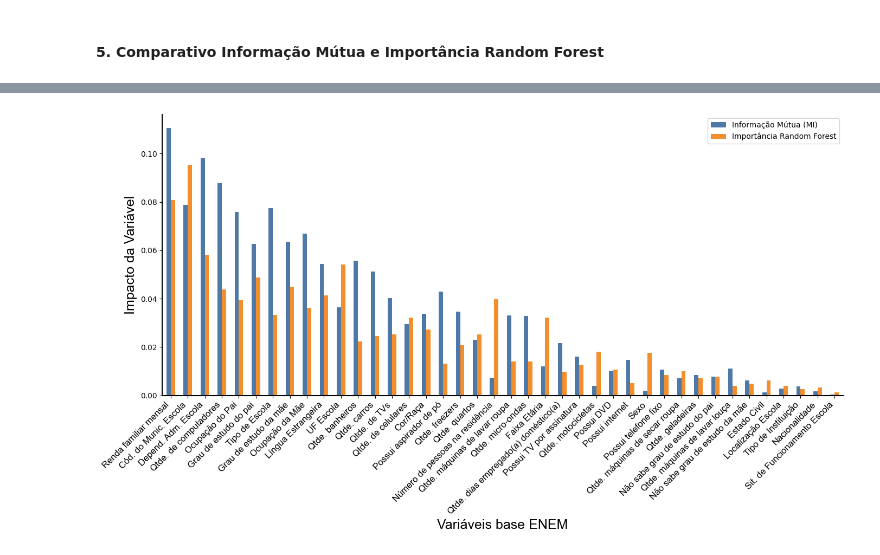
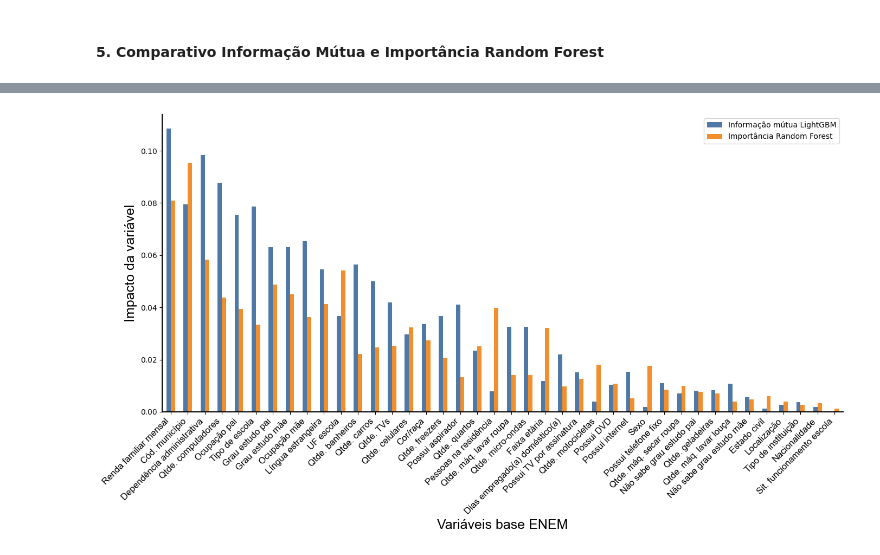
Before and after one commit to Brenosmith/TccImpactoEscolaEnem, a Jupyter notebook: src/3.1_Analise_Importancia_das_Variaveis.ipynb, the cells around one changed output, grey strips where cells are left out. Saved outputs shown, nothing was run; the diff lists cells and outputs as text; code cells hidden in the pictures.

```diff
--- a/src/3.1_Analise_Importancia_das_Variaveis.ipynb
+++ b/src/3.1_Analise_Importancia_das_Variaveis.ipynb
@@ -216,83 +219,39 @@ plt.show()
 df_plot = comparativo_df.drop(columns='Soma')
 df_plot = df_plot.loc[comparativo_df['Soma'].sort_values(ascending=False).index]
 
-# Dicionário de-para para nomes mais claros
-nomes_claros = {
-    'CAT_CO_MUNICIPIO_ESC': 'Cód. do Munic. Escola',
-    'CAT_COR_RACA': 'Cor/Raça',
-    'CAT_SEXO': 'Sexo',
-    'CAT_DEPENDENCIA_ADM_ESC': 'Depend. Adm. Escola',
-    'CAT_ESCOLA': 'Tipo de Escola',
-    'CAT_Q003': 'Ocupação do Pai',
-    'CAT_Q004': 'Ocupação da Mãe',
-    'CAT_LINGUA': 'Língua Estrangeira',
-    'CAT_CO_UF_ESC': 'UF Escola',
-    'CAT_NACIONALIDADE': 'Nacionalidade',
-    'CAT_ENSINO': 'Tipo de Instituição',
-    'CAT_LOCALIZACAO_ESC': 'Localização Escola',
-    'CAT_ESTADO_CIVIL': 'Estado Civil',
-    'CAT_SIT_FUNC_ESC': 'Sit. de Funcionamento Escola',
-    'CAT_FAIXA_ETARIA': 'Faixa Etária',
-    'BIN_Q001_DUMMY_H': 'Não sabe grau de estudo do pai',
-    'BIN_Q002_DUMMY_H': 'Não sabe grau de estudo da mãe',
-    'BIN_Q018': 'Possui aspirador de pó',
-    'BIN_Q020': 'Possui DVD',
-    'BIN_Q021': 'Possui TV por assinatura',
-    'BIN_Q023': 'Possui telefone fixo',
-    'BIN_Q025': 'Possui internet',
-    'NUM_Q001': 'Grau de estudo do pai',
-    'NUM_Q002': 'Grau de estudo da mãe',
-    'NUM_Q005': 'Número de pessoas na residência',
-    'NUM_Q006': 'Renda familiar mensal',
-    'NUM_Q007': 'Qtde. dias empregado(a) doméstico(a)',
-    'NUM_Q008': 'Qtde. banheiros',
-    'NUM_Q009': 'Qtde. quartos',
-    'NUM_Q010': 'Qtde. carros',
-    'NUM_Q011': 'Qtde. motocicletas',
-    'NUM_Q012': 'Qtde. geladeiras',
-    'NUM_Q013': 'Qtde. freezers',
-    'NUM_Q014': 'Qtde. máquinas de lavar roupa',
-    'NUM_Q015': 'Qtde. máquinas de secar roupa',
-    'NUM_Q016': 'Qtde. micro-ondas',
-    'NUM_Q017': 'Qtde. máquinas de lavar louça',
-    'NUM_Q019': 'Qtde. de TVs',
-    'NUM_Q022': 'Qtde. de celulares',
-    'NUM_Q024': 'Qtde. de computadores',
-}
-
-# Renomear índices do DataFrame para plot
-df_plot_renomeado = df_plot.rename(index=nomes_claros)
+# Usar a função get_nome_descritivo do arquivo auxiliar para obter nomes claros
+df_plot_renomeado = df_plot.rename(index=get_nome_descritivo)
 
 # Gráfico de barras verticais lado a lado para todas as variáveis
 ax = df_plot_renomeado.plot(
     kind='bar',
     figsize=(max(14, len(df_plot_renomeado) * 0.25), 8),
     color=['#4e79a7', '#f28e2b']
 )
 # Remover título
 # plt.title('Importância das Variáveis: Informação Mútua vs Random Forest')  # Removido
 
-plt.ylabel('Impacto da Variável', fontsize=18, fontname='Arial', color='black')
+plt.ylabel('Impacto da variável', fontsize=18, fontname='Arial', color='black')
 plt.xlabel('Variáveis base ENEM', fontsize=18, fontname='Arial', color='black')
 plt.xticks(rotation=45, ha='right', fontsize=12, fontname='Arial', color='black')
-plt.legend(['Informação Mútua (MI)', 'Importância Random Forest'])
+plt.legend(['Informação mútua LightGBM', 'Importância Random Forest'])
 
 # Remover grades
 ax.grid(False)
 
 # Remover todas as bordas
 for spine in ax.spines.values():
     spine.set_visible(False)
 
 # Destacar apenas os eixos principal inferior (bottom) e esquerdo (left)
 ax.spines['bottom'].set_visible(True)
 ax.spines['bottom'].set_color('black')
 ax.spines['bottom'].set_linewidth(1.5)
 ax.spines['left'].set_visible(True)
 ax.spines['left'].set_color('black')
 ax.spines['left'].set_linewidth(1.5)
 
 plt.tight_layout()
 plt.show()
 # %% [output]
-[figure, old version]
+[figure, new version]
```
Also changed, not shown: parts of 5 cells of this notebook, 14 other files.
